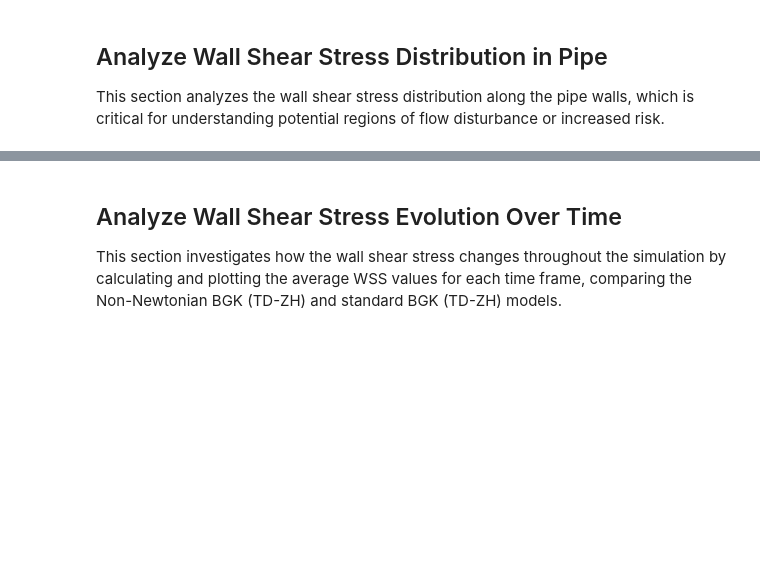
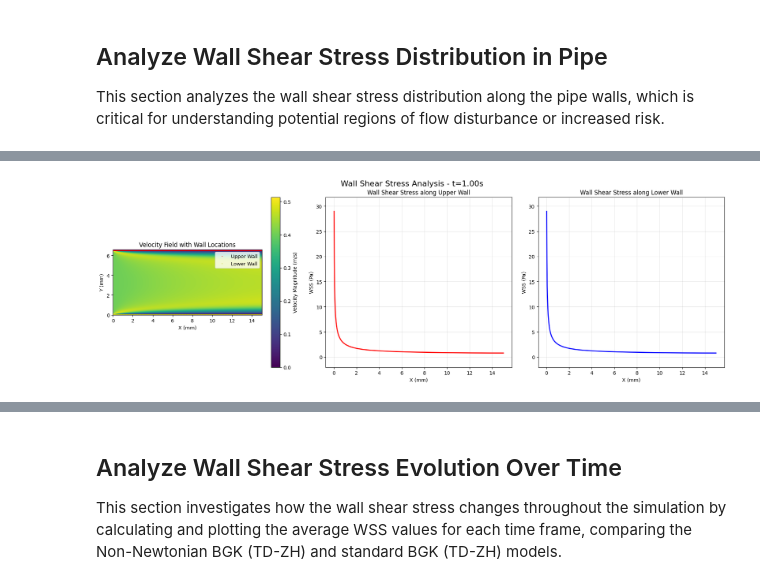
Before and after one commit to DynoAbd786-Uni/dissertation, a Jupyter notebook: visualisation_src/objective_4_visualiser.ipynb, the cells around one changed output, grey strips where cells are left out. Saved outputs shown, nothing was run; the diff lists cells and outputs as text; code cells hidden in the pictures; blank space fills up the shorter version.

```diff
--- a/visualisation_src/objective_4_visualiser.ipynb
+++ b/visualisation_src/objective_4_visualiser.ipynb
@@ -1703,12 +1818,11 @@ def analyze_pipe_wss(velocity_data, wss_data, time=1.0):
             if len(lower_indices) > 0:
                 lower_wall_indices.append((x, lower_indices.max()))
 
-    # Create plot with new layout - velocity field on top, WSS plots side by side below
-    fig = plt.figure(figsize=(12, 9))
-    gs = fig.add_gridspec(2, 2, height_ratios=[1, 1], width_ratios=[1, 1])
+    # Create plot with all graphs side by side in a single row
+    fig, axes = plt.subplots(1, 3, figsize=(18, 6))
 
-    # 1. Plot velocity field with wall locations marked (spanning the full width)
-    ax1 = fig.add_subplot(gs[0, :])  # Top row, spanning both columns
+    # 1. Plot velocity field with wall locations marked (first column)
+    ax1 = axes[0]
     im1 = ax1.imshow(frame_u_mag, cmap='viridis', origin='lower',
                    extent=[0, nx*dx*1000, 0, ny*dx*1000])
 
@@ -1723,14 +1837,14 @@ def analyze_pipe_wss(velocity_data, wss_data, time=1.0):
         lower_y = [x[1] for x in lower_wall_indices]
         ax1.plot(np.array(lower_x)*dx*1000, np.array(lower_y)*dx*1000, 'y.', markersize=1, label='Lower Wall')
 
-    ax1.set_title(f'Velocity Field with Wall Locations at t={time:.2f}s')
+    ax1.set_title(f'Velocity Field with Wall Locations')
     ax1.set_xlabel('X (mm)')
     ax1.set_ylabel('Y (mm)')
     ax1.legend(loc='upper right')
-    fig.colorbar(im1, ax=ax1, label='Velocity Magnitude (lattice units)')
+    fig.colorbar(im1, ax=ax1, label='Velocity Magnitude (m/s)')
 
-    # 2. Plot WSS along the upper wall (bottom left)
-    ax2 = fig.add_subplot(gs[1, 0])  # Bottom row, first column
+    # 2. Plot WSS along the upper wall (second column)
+    ax2 = axes[1]
     if upper_wall_indices:
         upper_x_mm = np.array([x[0] for x in upper_wall_indices]) * dx * 1000
         upper_wss = np.array([frame_wss_mag[y, x] for x, y in upper_wall_indices])
@@ -1738,14 +1852,14 @@ def analyze_pipe_wss(velocity_data, wss_data, time=1.0):
         ax2.plot(upper_x_mm, upper_wss, 'r-', linewidth=2)
         ax2.set_title('Wall Shear Stress along Upper Wall')
         ax2.set_xlabel('X (mm)')
-        ax2.set_ylabel('WSS (lattice units)')
+        ax2.set_ylabel('WSS (Pa)')
         ax2.grid(True, alpha=0.3)
     else:
         ax2.text(0.5, 0.5, 'No upper wall data available',
                 horizontalalignment='center', verticalalignment='center', transform=ax2.transAxes)
 
-    # 3. Plot WSS along the lower wall (bottom right)
-    ax3 = fig.add_subplot(gs[1, 1])  # Bottom row, second column
+    # 3. Plot WSS along the lower wall (third column)
+    ax3 = axes[2]
     if lower_wall_indices:
         lower_x_mm = np.array([x[0] for x in lower_wall_indices]) * dx * 1000
         lower_wss = np.array([frame_wss_mag[y, x] for x, y in lower_wall_indices])
@@ -1753,7 +1867,7 @@ def analyze_pipe_wss(velocity_data, wss_data, time=1.0):
         ax3.plot(lower_x_mm, lower_wss, 'b-', linewidth=2)
         ax3.set_title('Wall Shear Stress along Lower Wall')
         ax3.set_xlabel('X (mm)')
-        ax3.set_ylabel('WSS (lattice units)')
+        ax3.set_ylabel('WSS (Pa)')
         ax3.grid(True, alpha=0.3)
     else:
         ax3.text(0.5, 0.5, 'No lower wall data available',
@@ -1769,10 +1883,10 @@ def analyze_pipe_wss(velocity_data, wss_data, time=1.0):
 
     plt.tight_layout()
     plt.suptitle(f'Wall Shear Stress Analysis - t={time:.2f}s', fontsize=16, y=0.98)
-    plt.subplots_adjust(top=0.93)
+    plt.subplots_adjust(top=0.90)
     plt.show()
 
-    # Calculate WSS statistics
+    # Calculate WSS statistics and error between upper and lower walls
     if upper_wall_indices and lower_wall_indices:
         upper_wss = np.array([frame_wss_mag[y, x] for x, y in upper_wall_indices])
         lower_wss = np.array([frame_wss_mag[y, x] for x, y in lower_wall_indices])
@@ -1782,6 +1896,46 @@ def analyze_pipe_wss(velocity_data, wss_data, time=1.0):
         print(f"Lower Wall - Mean: {lower_wss.mean():.6f}, Max: {lower_wss.max():.6f}, Std: {lower_wss.std():.6f}")
         print(f"Overall - Mean: {np.concatenate([upper_wss, lower_wss]).mean():.6f}, "
               f"Max: {max(upper_wss.max(), lower_wss.max()):.6f}")
+
+        # Calculate error between upper and lower walls
+        # First, we need common x-coordinates
+        upper_x_coords = np.array([x[0] for x in upper_wall_indices])
+        lower_x_coords = np.array([x[0] for x in lower_wall_indices])
+
+        # Find common x-coordinates
+        common_x = np.intersect1d(upper_x_coords, lower_x_coords)
+
+        if len(common_x) > 0:
+            # Map x to index in upper and lower arrays
+            upper_x_to_idx = {x: i for i, x in enumerate(upper_x_coords)}
+            lower_x_to_idx = {x: i for i, x in enumerate(lower_x_coords)}
+
+            # Extract WSS values at common x-coordinates
+            common_upper_wss = np.array([upper_wss[upper_x_to_idx[x]] for x in common_x])
+            common_lower_wss = np.array([lower_wss[lower_x_to_idx[x]] for x in common_x])
+
+            # Calculate error metrics
+            abs_diff = np.abs(common_upper_wss - common_lower_wss)
+            rel_diff = abs_diff / ((common_upper_wss + common_lower_wss) / 2) * 100  # percentage
+
+            # Calculate overall error metric (normalized RMSE)
+            rmse = np.sqrt(np.mean(abs_diff**2))
+            normalized_rmse = rmse / np.mean((common_upper_wss + common_lower_wss) / 2) * 100
+
+            print("\nUpper vs. Lower Wall Error Analysis:")
+            print(f"Mean Absolute Difference: {abs_diff.mean():.6f}")
+            print(f"Max Absolute Difference: {abs_diff.max():.6f}")
+            print(f"Mean Relative Difference: {rel_diff.mean():.2f}%")
+            print(f"Max Relative Difference: {rel_diff.max():.2f}%")
+            print(f"OVERALL ERROR (Normalized RMSE): {normalized_rmse:.2f}%")
+
+            # Skip creating the error plots since we just want the numerical values
+
+            # Return overall error metric
+            overall_error = normalized_rmse
+        else:
+            print("\nNo common x-coordinates found between upper and lower walls. Cannot calculate error.")
+            overall_error = None
 
         # Also create a comparison plot for entry, middle, and exit regions
         entry_region = int(nx * 0.2)    # First 20% of the pipe
@@ -1810,7 +1964,7 @@ def analyze_pipe_wss(velocity_data, wss_data, time=1.0):
                 axs[i].hist(region_upper_wss, bins=20, alpha=0.7, label='Upper Wall', color='red')
                 axs[i].hist(region_lower_wss, bins=20, alpha=0.7, label='Lower Wall', color='blue')
                 axs[i].set_title(f'{region_name} Region WSS Distribution')
-                axs[i].set_xlabel('WSS (lattice units)')
+                axs[i].set_xlabel('WSS (Pa)')
                 axs[i].set_ylabel('Frequency')
                 axs[i].legend()
                 axs[i].grid(True, alpha=0.3)
@@ -1823,6 +1977,11 @@ def analyze_pipe_wss(velocity_data, wss_data, time=1.0):
                 print(f"\n{region_name} Region:")
                 print(f"  Upper Wall - Mean: {region_upper_wss.mean():.6f}, Max: {region_upper_wss.max():.6f}")
                 print(f"  Lower Wall - Mean: {region_lower_wss.mean():.6f}, Max: {region_lower_wss.max():.6f}")
+
+                # Calculate and print error metrics for this region
+                region_diff = np.abs(region_upper_wss.mean() - region_lower_wss.mean())
+                region_rel_diff = region_diff / ((region_upper_wss.mean() + region_lower_wss.mean()) / 2) * 100
+                print(f"  Mean WSS Difference: {region_diff:.6f} ({region_rel_diff:.2f}%)")
             else:
                 axs[i].text(0.5, 0.5, f'No {region_name.lower()} region data',
                           horizontalalignment='center', verticalalignment='center', transform=axs[i].transAxes)
@@ -1832,16 +1991,20 @@ def analyze_pipe_wss(velocity_data, wss_data, time=1.0):
         plt.subplots_adjust(top=0.85)
         plt.show()
 
-        return upper_wall_indices, lower_wall_indices, upper_wss, lower_wss
+        return upper_wall_indices, lower_wall_indices, upper_wss, lower_wss, overall_error
 
-    return None, None, None, None
+    return None, None, None, None, None
 
 # Analyze WSS distribution for t=1.0 seconds
 try:
     target_time = 1.0  # seconds
     print(f"\nAnalyzing wall shear stress distribution at t={target_time:.2f}s...")
-    upper_wall, lower_wall, upper_wss, lower_wss = analyze_pipe_wss(pipe_zh_bgk_velocity, pipe_zh_bgk_wss,
+    upper_wall, lower_wall, upper_wss, lower_wss, overall_error = analyze_pipe_wss(pipe_zh_bgk_velocity, pipe_zh_bgk_wss,
                                                                   time=target_time)
+
+    if overall_error is not None:
+        print(f"\n=== SUMMARY ===")
+        print(f"Overall Wall Symmetry Error: {overall_error:.2f}%")
 
     # Also analyze the frame with maximum velocity
     max_velocities = np.array([frame.max() for frame in pipe_zh_bgk_velocity['u_magnitude']])
@@ -1849,8 +2012,13 @@ try:
     max_velocity_time = max_velocity_frame / pipe_zh_bgk_key_params.get('fps', 100)
     if abs(max_velocity_time - target_time) > 0.01:  # Only do this if it's meaningfully different
         print(f"\nAnalyzing wall shear stress distribution at maximum velocity time t={max_velocity_time:.2f}s...")
-        analyze_pipe_wss(pipe_zh_bgk_velocity, pipe_zh_bgk_wss, time=max_velocity_time)
+        _, _, _, _, max_vel_overall_error = analyze_pipe_wss(pipe_zh_bgk_velocity, pipe_zh_bgk_wss, time=max_velocity_time)
+
+        if max_vel_overall_error is not None:
+            print(f"\n=== MAXIMUM VELOCITY SUMMARY ===")
+            print(f"Overall Wall Symmetry Error at max velocity: {max_vel_overall_error:.2f}%")
 except Exception as e:
     print(f"Error analyzing pipe wall shear stress: {e}")
     import traceback
     traceback.print_exc()
+# %% [output]
@@ -1856,0 +2026 @@ except Exception as e:
+[figure, added]
```
Also changed, not shown: parts of 19 cells of this notebook, 13 other files.
